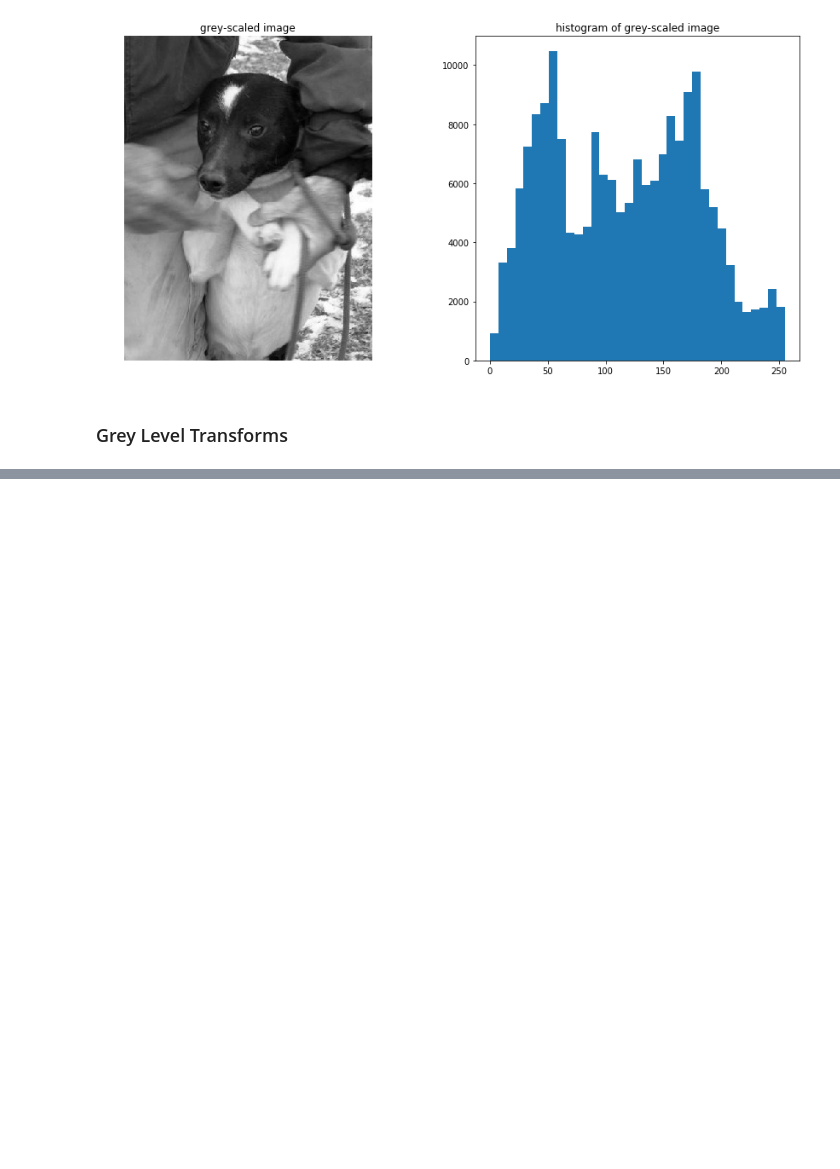
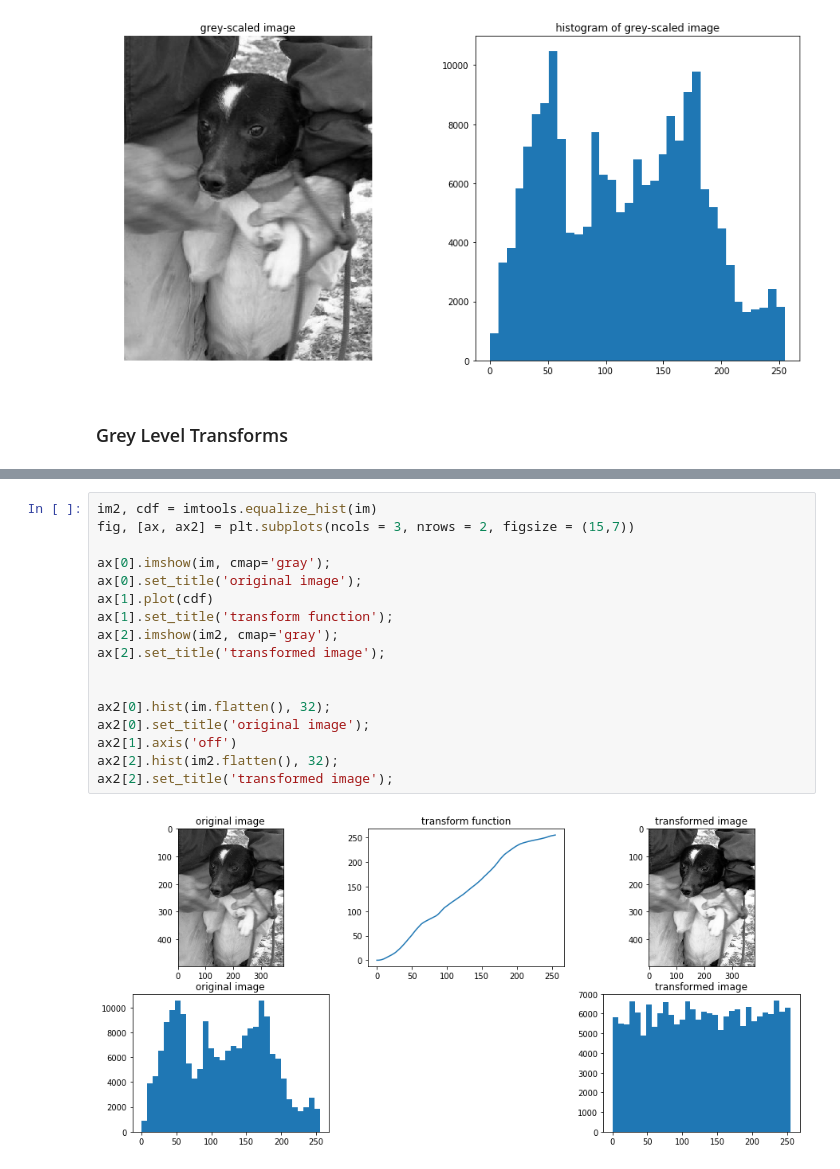
Before and after one commit to sjmiller8182/L-CompViz, a Jupyter notebook: CV-Ch1.ipynb, the cells around one changed output, grey strips where cells are left out. Cells and saved outputs as stored; diff of their text form; blank space fills up the shorter version.

```diff
--- a/CV-Ch1.ipynb
+++ b/CV-Ch1.ipynb
@@ -105,0 +122,19 @@ plt.imshow(im2, cmap='gray');
+# %%
+im2, cdf = imtools.equalize_hist(im)
+fig, [ax, ax2] = plt.subplots(ncols = 3, nrows = 2, figsize = (15,7))
+
+ax[0].imshow(im, cmap='gray');
+ax[0].set_title('original image');
+ax[1].plot(cdf)
+ax[1].set_title('transform function');
+ax[2].imshow(im2, cmap='gray');
+ax[2].set_title('transformed image');
+
+
+ax2[0].hist(im.flatten(), 32);
+ax2[0].set_title('original image');
+ax2[1].axis('off')
+ax2[2].hist(im2.flatten(), 32);
+ax2[2].set_title('transformed image');
+# %% [output]
+[figure, added]
```
Also changed, not shown: parts of 5 cells of this notebook.
